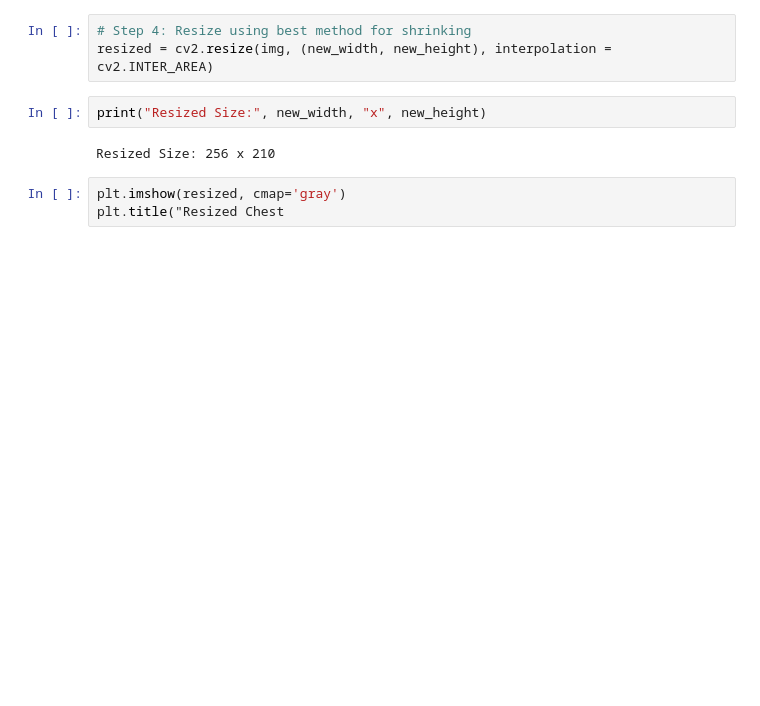
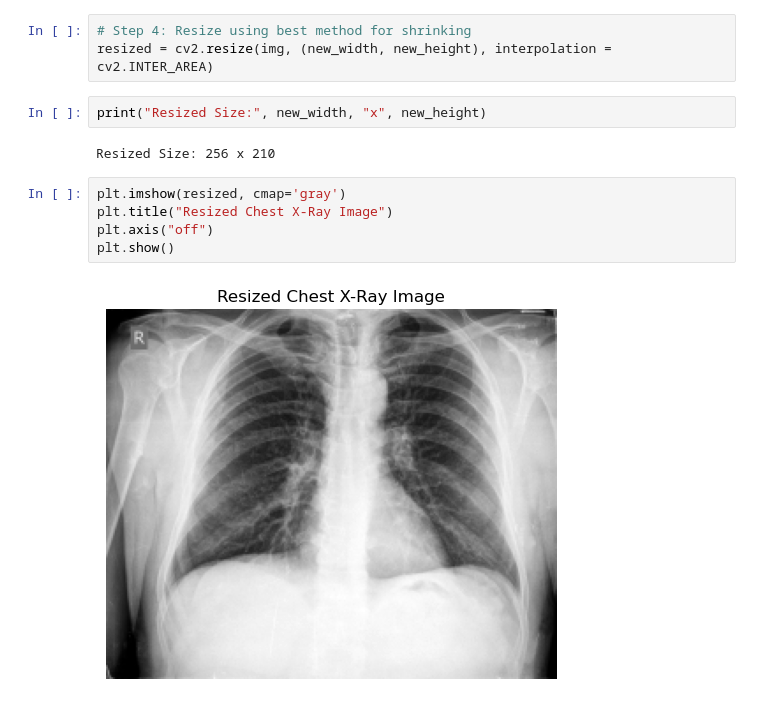
Before and after one commit to aaditya-pdgupta/Python_Course, a Jupyter notebook: Resizing_image.ipynb, the cells around one changed output. Cells and saved outputs as stored; diff of their text form; blank space fills up the shorter version.

```diff
--- a/Resizing_image.ipynb
+++ b/Resizing_image.ipynb
@@ -28,4 +28,8 @@ print("Resized Size:", new_width, "x", new_height)
 Resized Size: 256 x 210
 # %%
 plt.imshow(resized, cmap='gray')
-plt.title("Resized Chest
+plt.title("Resized Chest X-Ray Image")
+plt.axis("off")
+plt.show()
+# %% [output]
+[figure, added]
```
Also changed, not shown: parts of 2 cells of this notebook.
